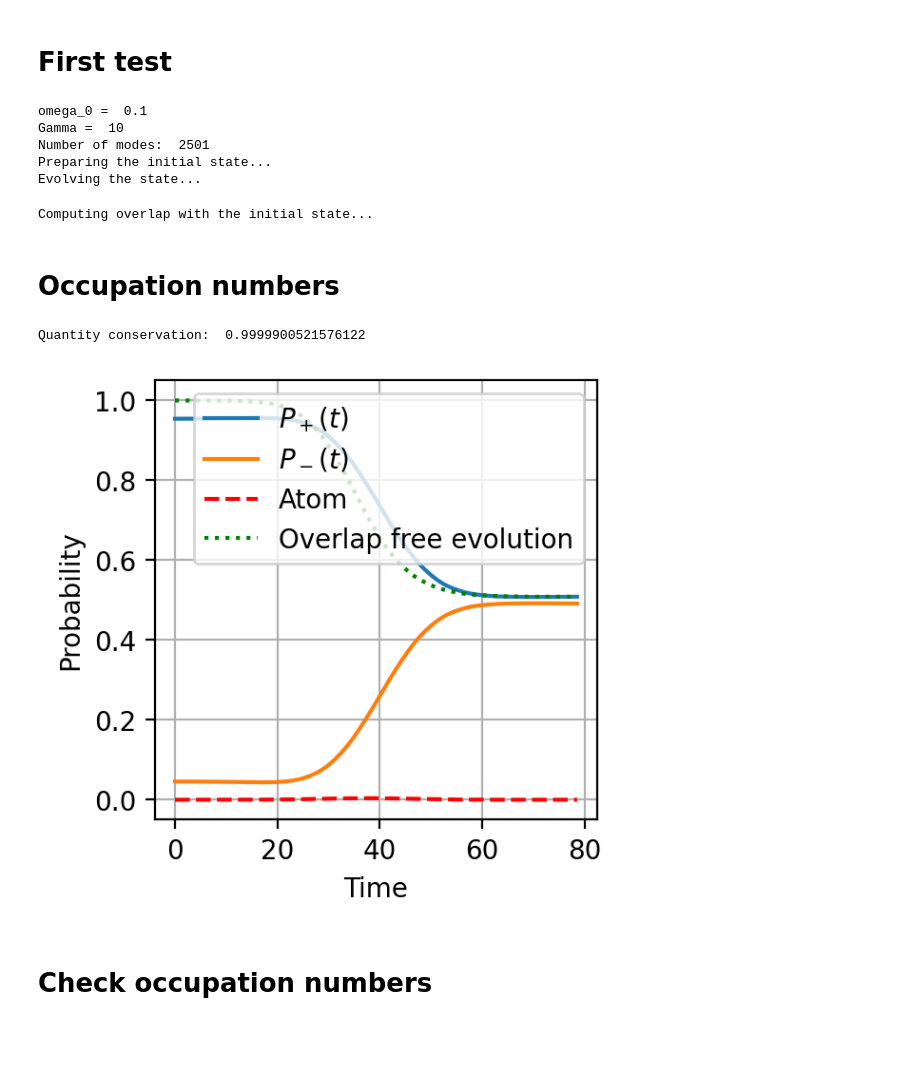
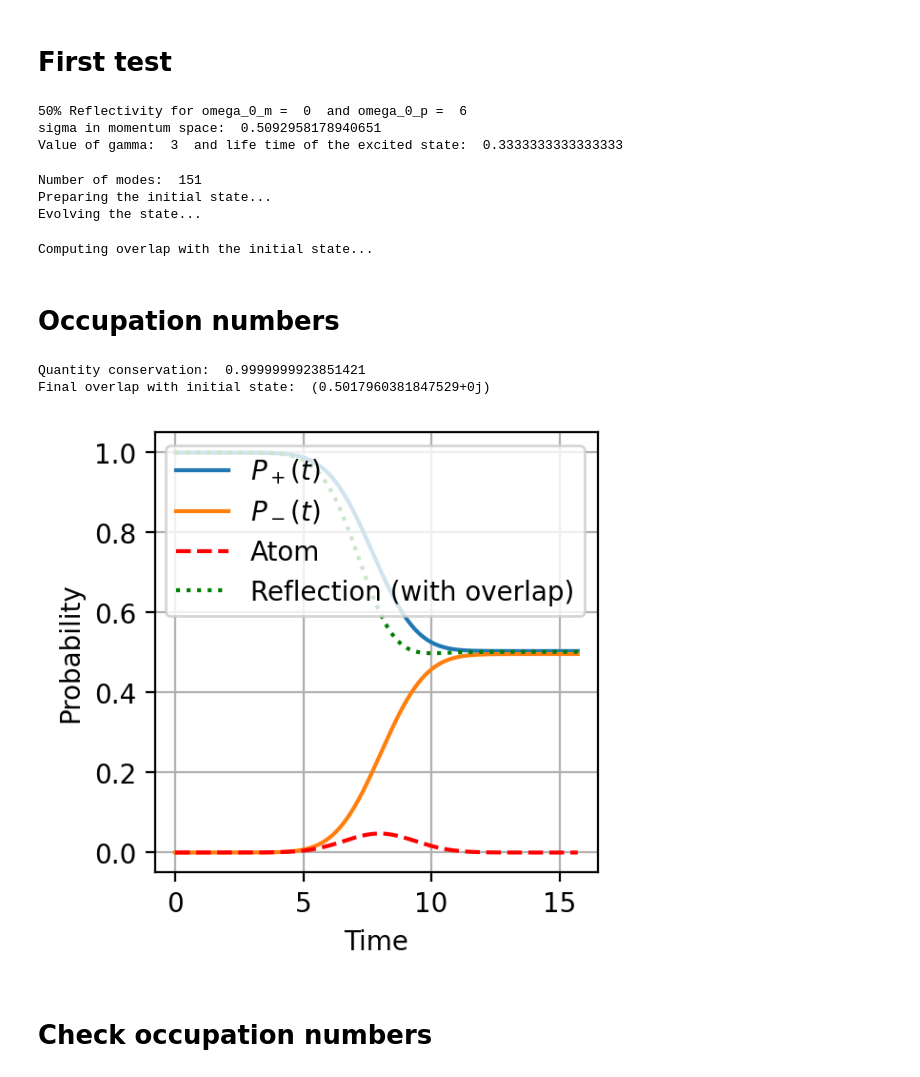
Before and after one commit to rpiron/nii_internship, a Jupyter notebook: single_photon_thesis/interraction_pic_fast.ipynb, the cells around one changed output. Cells and saved outputs as stored; diff of their text form; code cells hidden in the pictures; blank space fills up the shorter version.

```diff
--- a/single_photon_thesis/interraction_pic_fast.ipynb
+++ b/single_photon_thesis/interraction_pic_fast.ipynb
@@ -151,39 +151,41 @@ def get_data_mirror_fast(L, T, dt, omega_0, omega_A, omega_max, g_0, sigma, x_0,
         overlap_tab[i] = np.abs (np.conjugate(c_current) @ c_init + b_current * np.conjugate(b_init))**2
 
 
-    return c_array, b_array, overlap_tab
+    return c_array, b_array, overlap_tab, k_tab
 # %% [markdown]
 <h1> First test </h1>
 # %%
-L = 50*pi
+L = 10*pi
 T = L/2
 dt = 0.01
 
 #Jaynes-Cummings parameter g_0 and energies
 g_0 = 1
-omega_A = 5
-gamma = 2*g_0**2*omega_A
+omega_A = 3
+omega_0 = 5.5
+omega_max = 15
 
 #initial photon wavepacket parameters
 sigma = L/16
 sigma_momentum = 1/sigma
 x_0 = -L/4
-omega_0 = 0.1
 
-print("omega_0 = ", omega_0)
-print("Gamma = ", gamma)
-
-#numerical implementation of momentum space
-omega_max = 50
-
-c_array, b_array, overlap_tab = get_data_mirror_fast(L, T, dt, omega_0, omega_A, omega_max, g_0, sigma, x_0, print_nb_modes=True)
+#check some parameters
+gamma = g_0**2 * omega_A
+print("50% Reflectivity for omega_0_m = ", omega_A - gamma, " and omega_0_p = ", omega_A + gamma)
+print("sigma in momentum space: ", sigma_momentum)
+print("Value of gamma: ", gamma, " and life time of the excited state: ", 1/gamma)
 # %% [output]
-omega_0 =  0.1
-Gamma =  10
-Number of modes:  2501
-Preparing the initial state...
-Evolving the state...
+50% Reflectivity for omega_0_m =  0  and omega_0_p =  6
+sigma in momentum space:  0.5092958178940651
+Value of gamma:  3  and life time of the excited state:  0.3333333333333333
-Computing overlap with the initial state...
+# %%
+c_array, b_array, overlap_tab, k_tab = get_data_mirror_fast(L, T, dt, omega_0, omega_A, omega_max, g_0, sigma, x_0, print_nb_modes=True)
+# %% [output]
+Number of modes:  151
+Preparing the initial state...
+Evolving the state...
+Computing overlap with the initial state...
 # %% [markdown]
 <h1> Occupation numbers </h1>
 # %%
@@ -202,24 +204,26 @@ for i in tqdm(range(nb_pts_time)):
     P_minus[i] = np.sum(np.abs(c_array[i,:n_modes//2])**2)
 
 print("Quantity conservation: ", P_plus[-1] + P_minus[-1])
+print("Final overlap with initial state: ", overlap_tab[-1])
 # %% [output]
-Quantity conservation:  0.9999900521576122
+Quantity conservation:  0.9999999923851421
+Final overlap with initial state:  (0.5017960381847529+0j)
 # %%
 fig, ax = plt.subplots(1,1, figsize=(3,3), dpi=resol)
 ax.plot(time_array, P_plus, label=r'$P_+(t)$')
 ax.plot(time_array, P_minus, label=r'$P_-(t)$')
 #ax.plot(times, P_p+P_m, label=r'$P_+ + P_-$', linestyle='--', alpha=0.5)
 ax.plot(time_array, np.abs(b_array)**2, label='Atom', linestyle='--', color='red')
-ax.plot(time_array, overlap_tab, label='Overlap free evolution', linestyle=':', color='green')
+ax.plot(time_array, overlap_tab, label='Reflection (with overlap)', linestyle=':', color='green')
 ax.set_xlabel('Time')
 ax.set_ylabel('Probability')
 #ax.set_ylim(0, 1.1)
 ax.legend()
 ax.grid()
 
 plt.show()
 # %% [output]
-[figure, old version]
+[figure, new version]
 # %% [markdown]
 <h1> Check occupation numbers </h1>
 # %%
```
Also changed, not shown: parts of 5 cells of this notebook, 2 other files.
